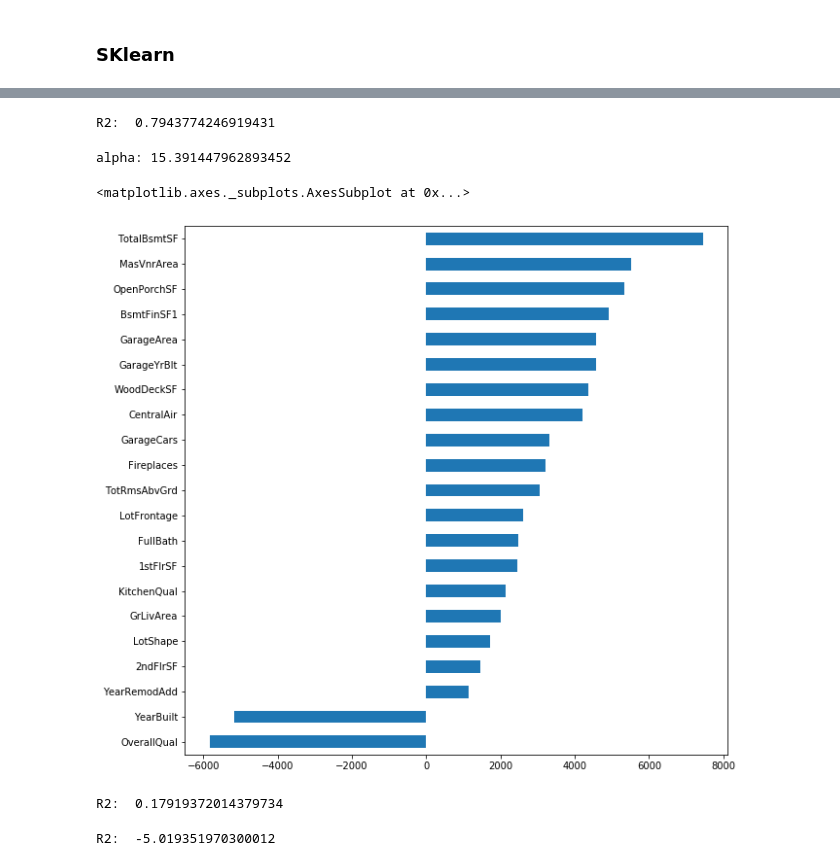
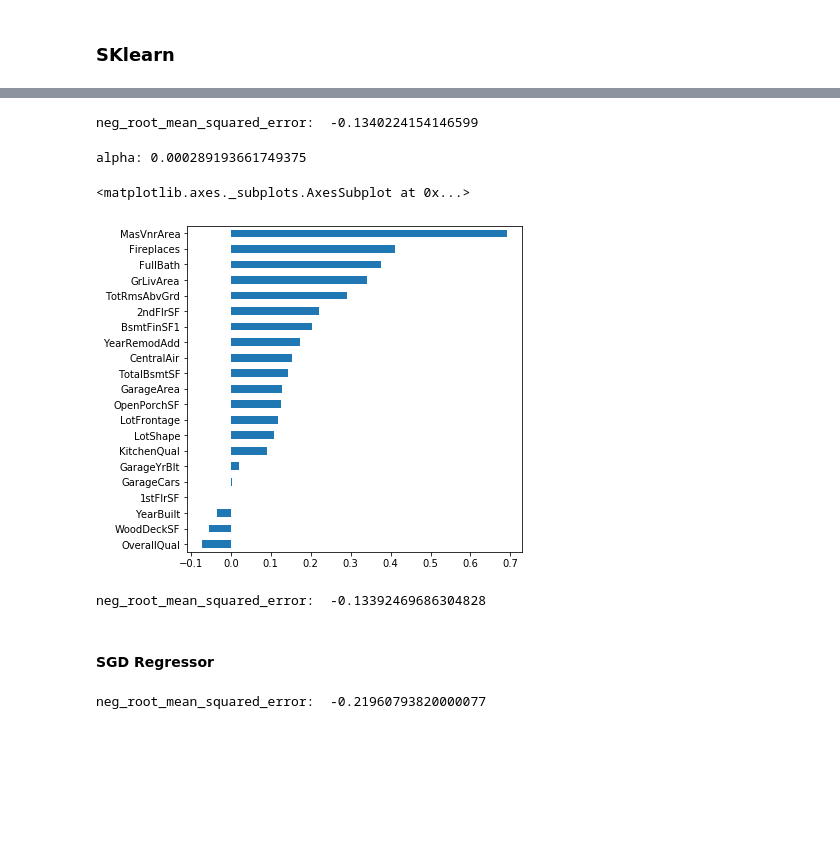
Before and after one commit to rmalav15/kaggle, a Jupyter notebook: house_price.ipynb, the cells around one changed output, grey strips where cells are left out. Cells and saved outputs as stored; diff of their text form; code cells hidden in the pictures; blank space fills up the shorter version.

```diff
--- a/house_price.ipynb
+++ b/house_price.ipynb
@@ -7,7 +7,9 @@ import pandas as pd
 import matplotlib.pyplot as plt
 import seaborn as sns
 from pprint import pprint
-plt.rcParams.update({'font.size': 10, 'figure.figsize': (10, 10)})
+from scipy import stats
+from scipy.stats import norm
+plt.rcParams.update({'font.size': 10, 'figure.figsize': (6, 6)})
 # %% [output]
 Bad key "text.kerning_factor" on line 4 in
 /opt/anaconda3/envs/MLlingo/lib/python3.7/site-packages/matplotlib/mpl-data/stylelib/_classic_test_patch.mplstyle.
@@ -112,0 +126,4 @@ for column in keep_cat_column:
+# %%
+# Convert prices to log
+df['SalePrice'] = np.log(df['SalePrice'])
+sns.distplot(df['SalePrice'], fit=norm)
@@ -112,0 +213,3 @@ for column in keep_cat_column:
+# %%
+outlier_indices = [1298, 523, 934, 495]
+df.drop(outlier_indices, inplace=True)
@@ -166,23 +281,27 @@ alpha: 5.0
 # %%
-print("R2: ", np.mean(cross_val_score(Ridge(alpha=5.0), X, y, scoring='r2')))
+print("neg_root_mean_squared_error: ", np.mean(cross_val_score(Ridge(alpha=clf_ridge.alpha_), X, y, scoring='neg_root_mean_squared_error')))
 # %% [output]
-R2:  0.7943774246919431
+neg_root_mean_squared_error:  -0.1340224154146599
 # %%
-clf_els = ElasticNetCV(l1_ratio=0.9).fit(X, y)
+clf_els = ElasticNetCV().fit(X, y)
 coef = pd.Series(clf_els.coef_, index = features_list).sort_values()
 print("alpha: " + str(clf_els.alpha_))
 coef.plot(kind='barh')
 # %% [output]
-alpha: 15.391447962893452
+alpha: 0.000289193661749375
 <matplotlib.axes._subplots.AxesSubplot at 0x...>
-[figure, old version]
+[figure, new version]
 # %%
-print("R2: ", np.mean(cross_val_score(ElasticNet(alpha=15.391447962893452, l1_ratio=0.9), X, y, scoring='r2')))
+print("neg_root_mean_squared_error: ", np.mean(cross_val_score(ElasticNet(alpha=clf_els.alpha_, l1_ratio=0.9), X, y, scoring='neg_root_mean_squared_error')))
 # %% [output]
-R2:  0.17919372014379734
+neg_root_mean_squared_error:  -0.13392469686304828
+# %% [markdown]
+#### SGD Regressor
 # %%
 # Mean Square Error
-sgd_reg = SGDRegressor(loss='huber',  max_iter=1000, learning_rate='adaptive')
-print("R2: ", np.mean(cross_val_score(sgd_reg, X, y, scoring='r2')))
+sgd_reg = make_pipeline(RobustScaler(), SGDRegressor())
+print("neg_root_mean_squared_error: ", np.mean(cross_val_score(sgd_reg, X, y, scoring='neg_root_mean_squared_error')))
+
+#print("R2: ", np.mean(cross_val_score(sgd_reg, X, y, scoring='r2')))
 # %% [output]
-R2:  -5.019351970300012
+neg_root_mean_squared_error:  -0.21960793820000077
```
Also changed, not shown: parts of 41 cells of this notebook.
